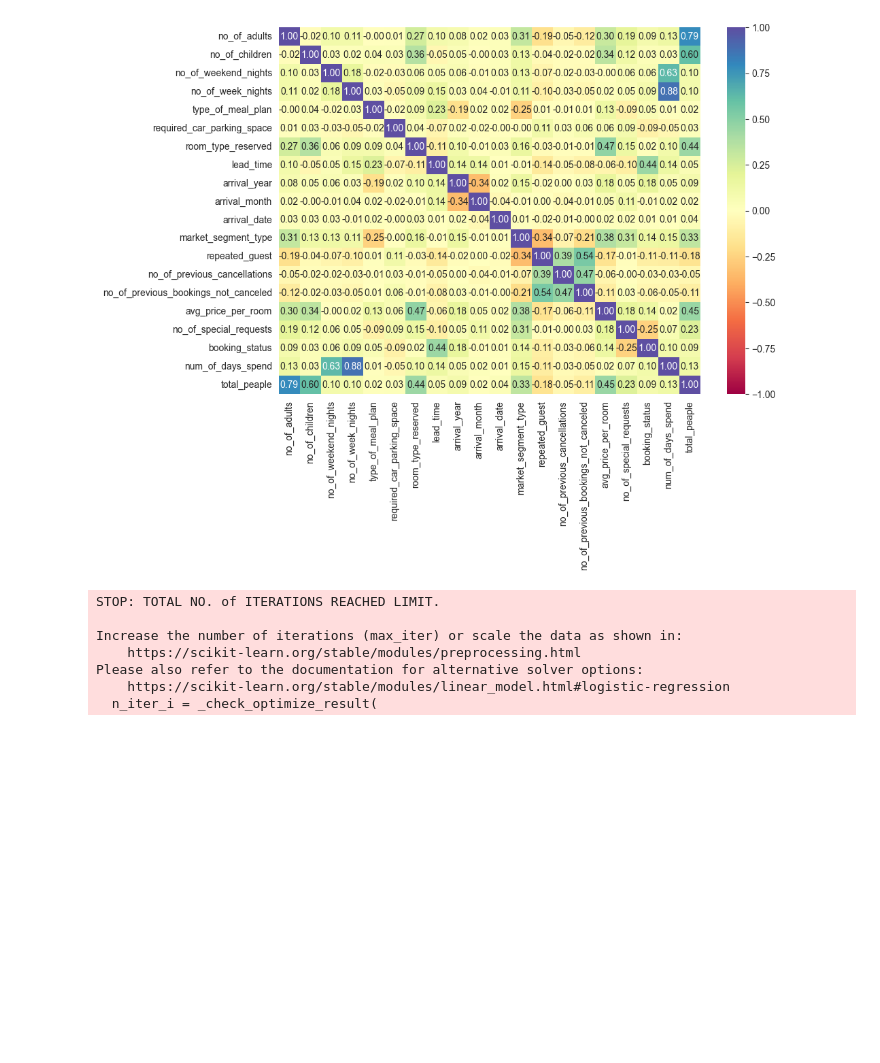
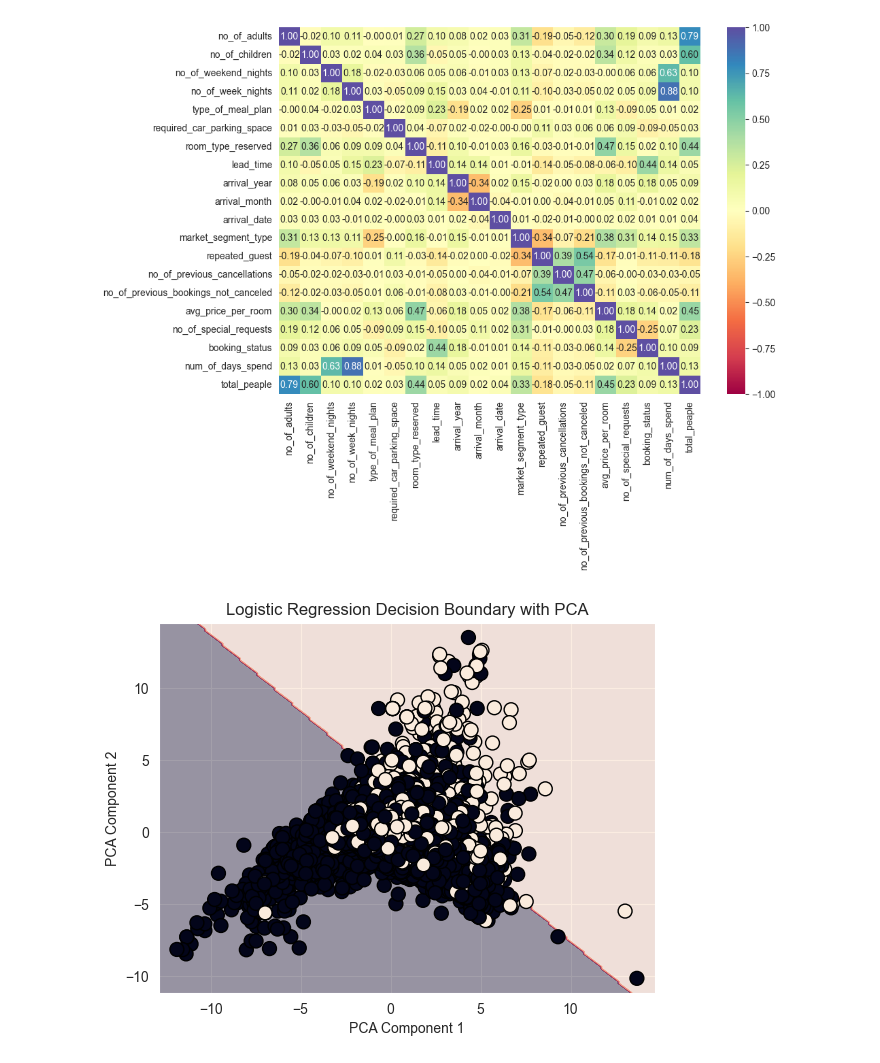
Before and after one commit to mohamed8905/Regression-Models, a Jupyter notebook: ML_Ass.ipynb, the cells around one changed output. Saved outputs shown, nothing was run; the diff lists cells and outputs as text; code cells hidden in the pictures; blank space fills up the shorter version.

```diff
--- a/ML_Ass.ipynb
+++ b/ML_Ass.ipynb
@@ -407,20 +408,34 @@ plt.show()
 x_data=normacalCol.drop(['booking_status'],axis=1)
 y_data=Log_reg['booking_status']
 x_train, x_test, y_train, y_test = train_test_split(x_data,y_data, test_size=0.2, random_state=42)
+# %%
+#feature scaling
+scaler = StandardScaler()
+x_train=scaler.fit_transform(x_train)
+x_test=scaler.transform(x_test)
 # %%
 #fit data to make Logistic Regression
 log=LogisticRegression()
 log.fit(x_train,y_train)
 #prediction
 predict=log.predict(x_test)
-# %% [output]
-STOP: TOTAL NO. of ITERATIONS REACHED LIMIT.
-
-Increase the number of iterations (max_iter) or scale the data as shown in:
-    https://scikit-learn.org/stable/modules/preprocessing.html
-Please also refer to the documentation for alternative solver options:
-    https://scikit-learn.org/stable/modules/linear_model.html#logistic-regression
-  n_iter_i = _check_optimize_result(
+# %%
+#Logistic Regression Decision Boundary with PCA
+pca = PCA(n_components=2)
+X_pca = pca.fit_transform(x_train)
+xx, yy = np.meshgrid(np.linspace(X_pca[:, 0].min() - 1, X_pca[:, 0].max() + 1, 200),
+                     np.linspace(X_pca[:, 1].min() - 1, X_pca[:, 1].max() + 1, 200))
+Z = log.predict(pca.inverse_transform(np.c_[xx.ravel(), yy.ravel()]))
+Z = Z.reshape(xx.shape)
+plt.contourf(xx, yy, Z, alpha=0.4)
+plt.scatter(X_pca[:, 0], X_pca[:, 1], c=y_train, edgecolors='k', marker='o', s=100)
+plt.title("Logistic Regression Decision Boundary with PCA")
+plt.xlabel("PCA Component 1")
+plt.ylabel("PCA Component 2")
+
+plt.show()
+# %% [output]
+[figure, added]
 # %%
 #confusion_matrix
 cm = confusion_matrix(y_test, predict)
```
Also changed, not shown: parts of 13 cells of this notebook.
